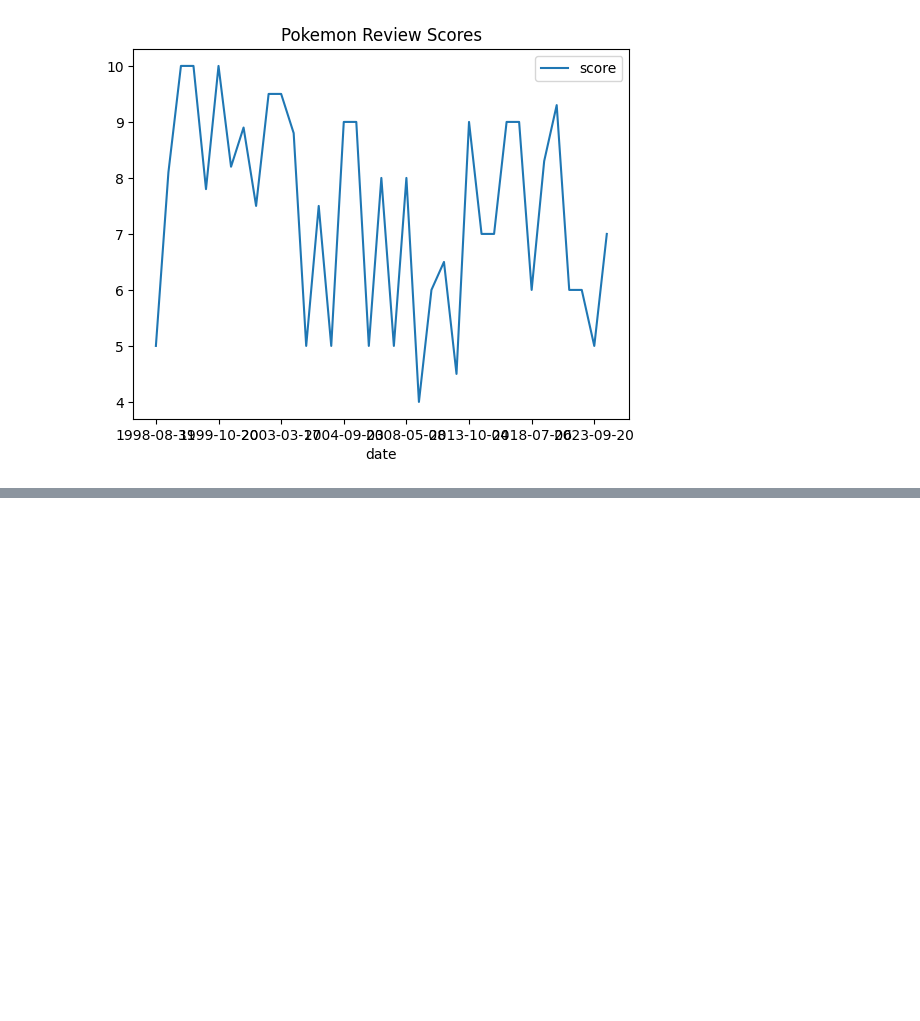
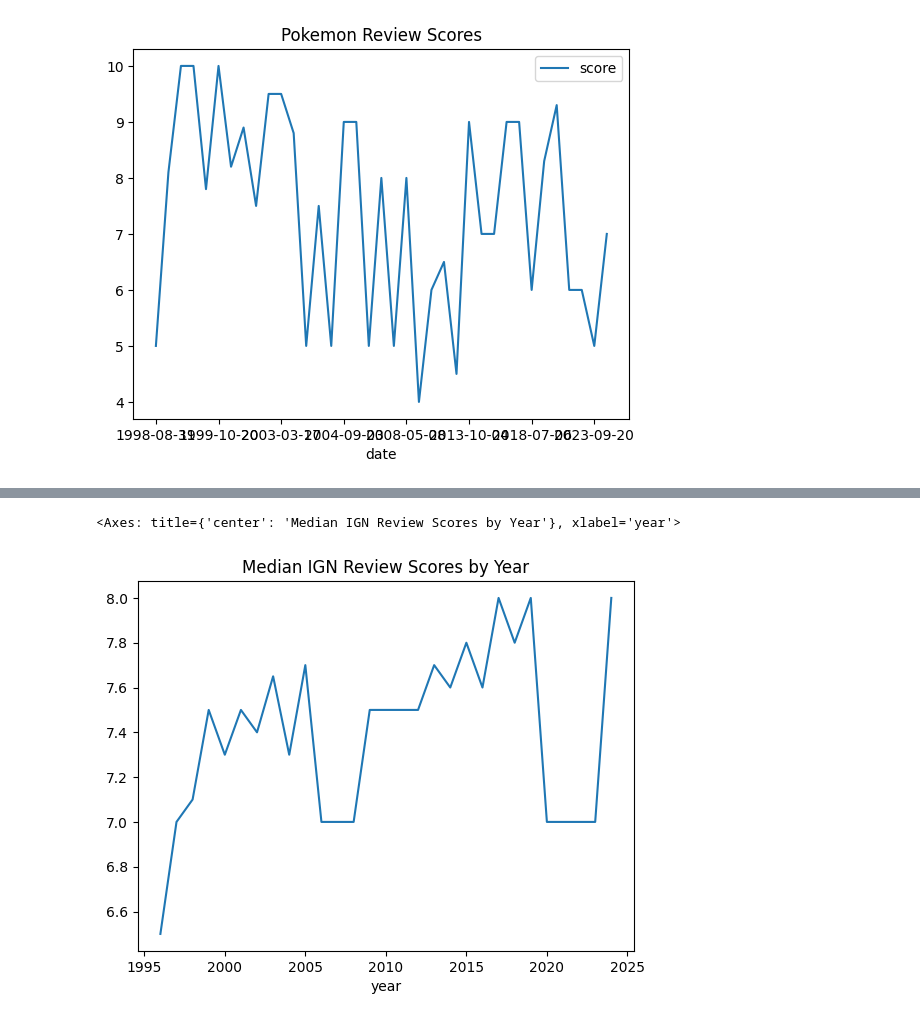
Before and after one commit to dlaiu/ign-game-reviews-distribution, a Jupyter notebook: analysis.ipynb, the cells around one changed output, grey strips where cells are left out. Cells and saved outputs as stored; diff of their text form; code cells hidden in the pictures; blank space fills up the shorter version.

```diff
--- a/analysis.ipynb
+++ b/analysis.ipynb
@@ -158,0 +183,8 @@ df[df['score'] == 10]
+# %%
+# change year to int
+df['year'] = df['year'].astype(int)
+# %%
+df.groupby('year')['score'].median().plot(kind='line', title='Median IGN Review Scores by Year')
+# %% [output]
+<Axes: title={'center': 'Median IGN Review Scores by Year'}, xlabel='year'>
+[figure, added]
```
Also changed, not shown: parts of 28 cells of this notebook, 12 other files.
